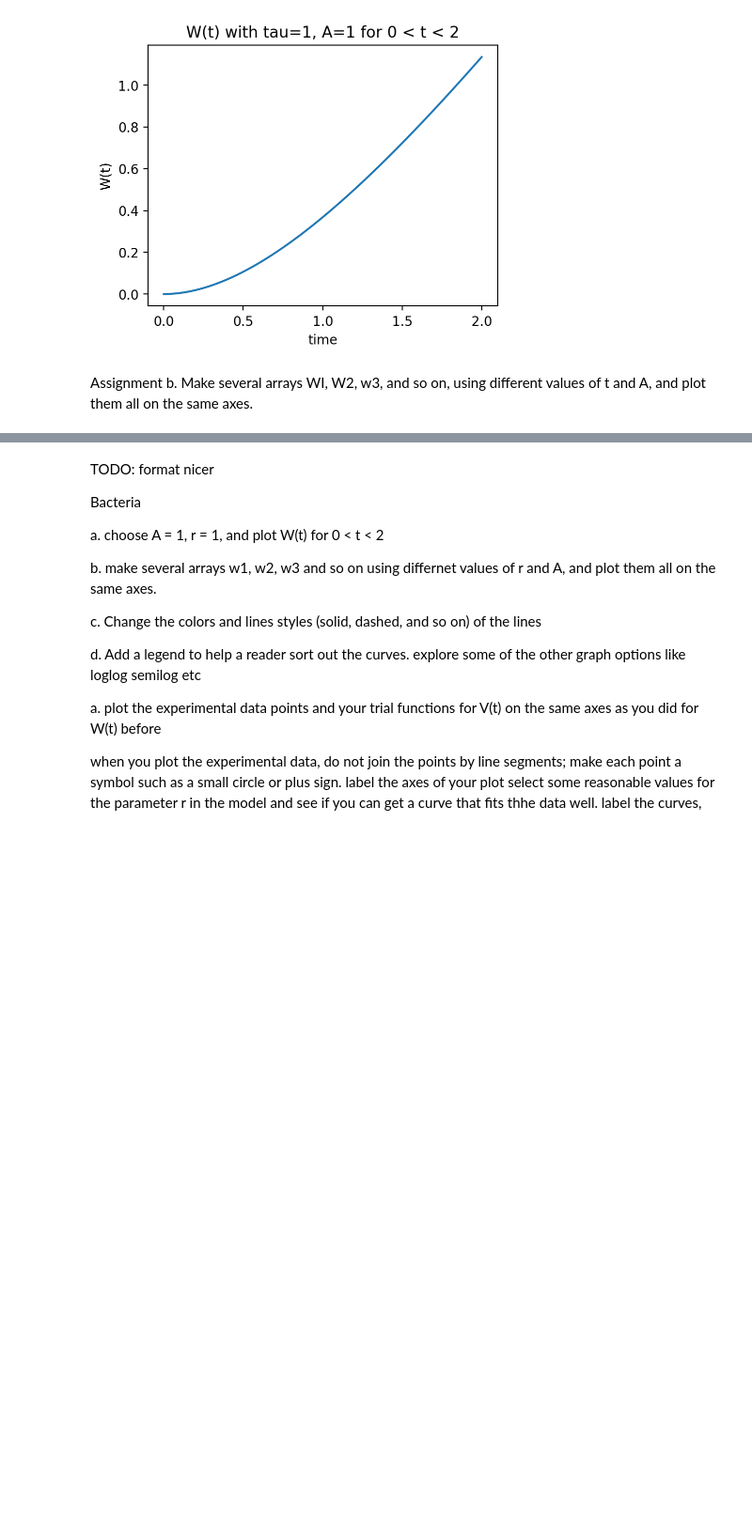
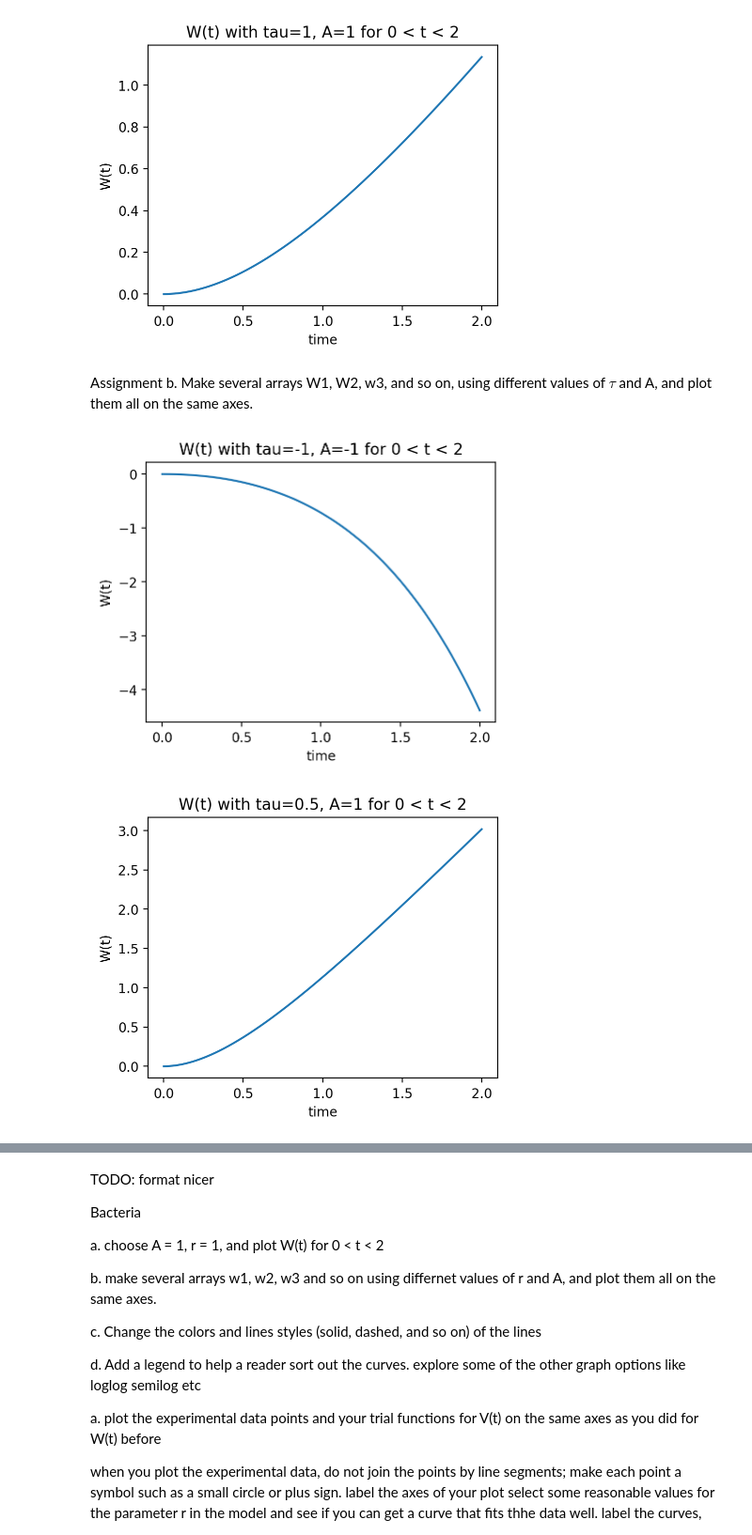
Before and after one commit to e-d-p-9/Physical-Modeling-with-Python, a Jupyter notebook: Ch5/HIV_Bacteria_Computer_Lab.ipynb, the cells around one changed output, grey strips where cells are left out. Shown at 94% size. Saved outputs shown, nothing was run; the diff lists cells and outputs as text; code cells hidden in the pictures; blank space fills up the shorter version.

Commit message:
5.2.1 assignment c

```diff
--- a/Ch5/HIV_Bacteria_Computer_Lab.ipynb
+++ b/Ch5/HIV_Bacteria_Computer_Lab.ipynb
@@ -319,4 +319,27 @@ plt.show()
 # %% [output]
 [figure]
 # %% [markdown]
-Assignment b.  Make several arrays WI, W2, w3, and so on, using different values of t and A, and plot them all on the same axes.
+Assignment b.  Make several arrays W1, W2, w3, and so on, using different values of $\tau$ and A, and plot them all on the same axes.
+# %%
+A=-1
+tau=-1
+t = np.arange(0.001, 2, 0.001)
+w_t = w(t, A, tau)
+plt.plot(t, w_t)
+plt.xlabel("time")
+plt.ylabel("W(t)")
+plt.title(f"W(t) with tau={tau}, A={A} for 0 < t < 2")
+plt.show()
+
+A=1
+tau=0.5
+t = np.arange(0.001, 2, 0.001)
+w_t = w(t, A, tau)
+plt.plot(t, w_t)
+plt.xlabel("time")
+plt.ylabel("W(t)")
+plt.title(f"W(t) with tau={tau}, A={A} for 0 < t < 2")
+plt.show()
+# %% [output]
+[figure, added]
+[figure, added]
```
Also changed, not shown: parts of 3 cells of this notebook.
